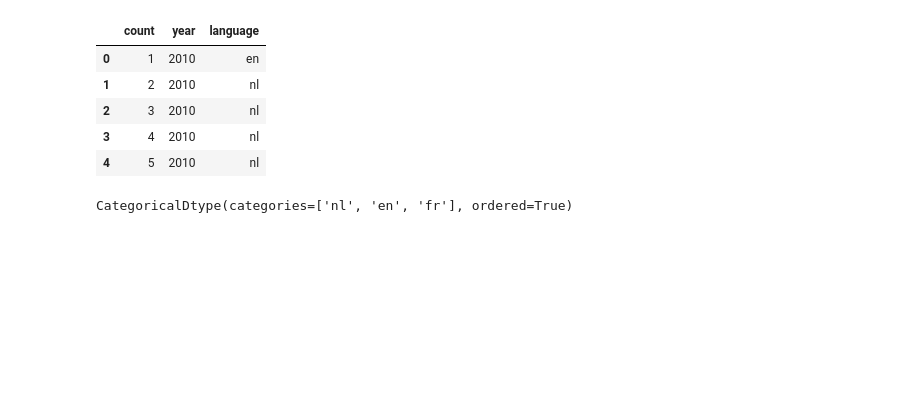
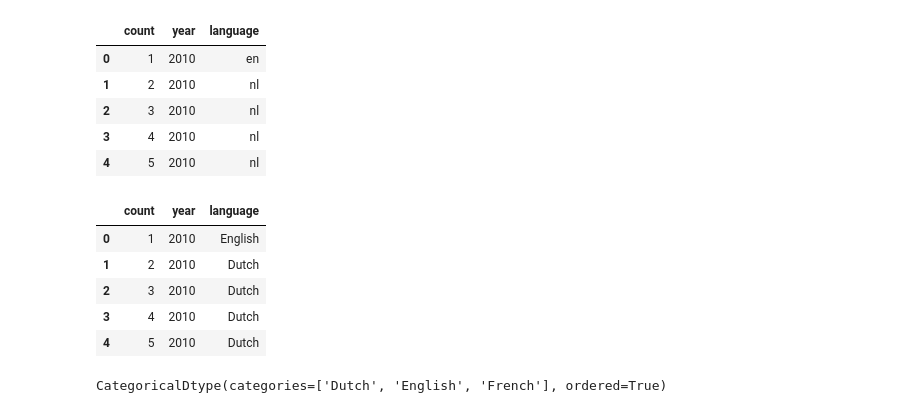
Before and after one commit to olivierspoor/data, a Jupyter notebook: adecadeofbooks/Books.ipynb, the cells around one changed output. Saved outputs shown, nothing was run; the diff lists cells and outputs as text; code cells hidden in the pictures; blank space fills up the shorter version.

```diff
--- a/adecadeofbooks/Books.ipynb
+++ b/adecadeofbooks/Books.ipynb
@@ -11,13 +11,23 @@ df.head()
 | 2 | 3 | 2010 | nl |
 | 3 | 4 | 2010 | nl |
 | 4 | 5 | 2010 | nl |
+# %%
+languages = {'nl':'Dutch', 'en':'English', 'fr':'French'}
+df = df.replace(languages)
+df.head()
+# %% [output]
+|  | count | year | language |
+| 0 | 1 | 2010 | English |
+| 1 | 2 | 2010 | Dutch |
+| 2 | 3 | 2010 | Dutch |
+| 3 | 4 | 2010 | Dutch |
+| 4 | 5 | 2010 | Dutch |
 # %%
-df.language.unique()
-order_languages = ['nl', 'en', 'fr']
+order_languages = ['Dutch', 'English', 'French']
 df['language'] = df.language.astype('category', ordered=True, categories=order_languages)
 df.language.dtype
 # %% [output]
-CategoricalDtype(categories=['nl', 'en', 'fr'], ordered=True)
+CategoricalDtype(categories=['Dutch', 'English', 'French'], ordered=True)
 # %%
 df_peryear_andcountry = df.groupby(['year', 'language'])['count'].count()
 print(df_peryear_andcountry)
```
Also changed, not shown: parts of 5 cells of this notebook.
